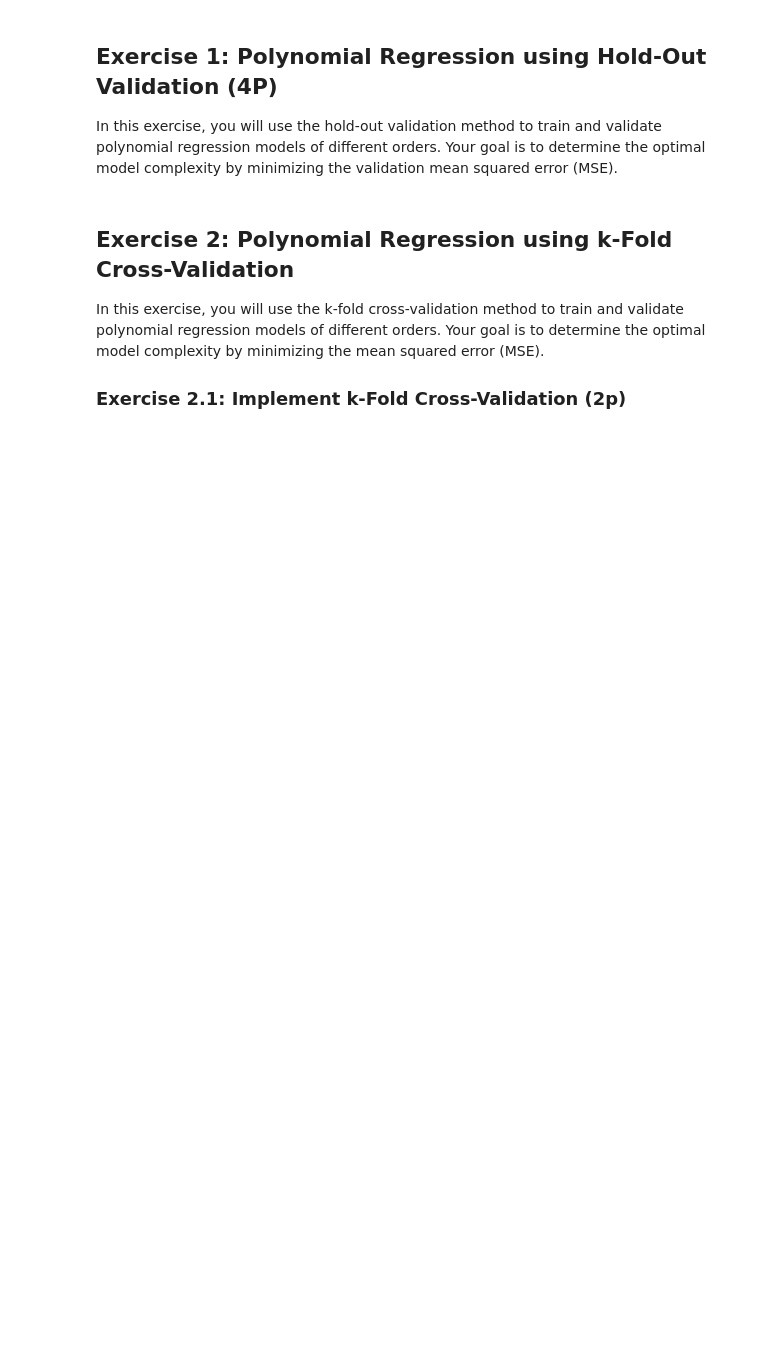
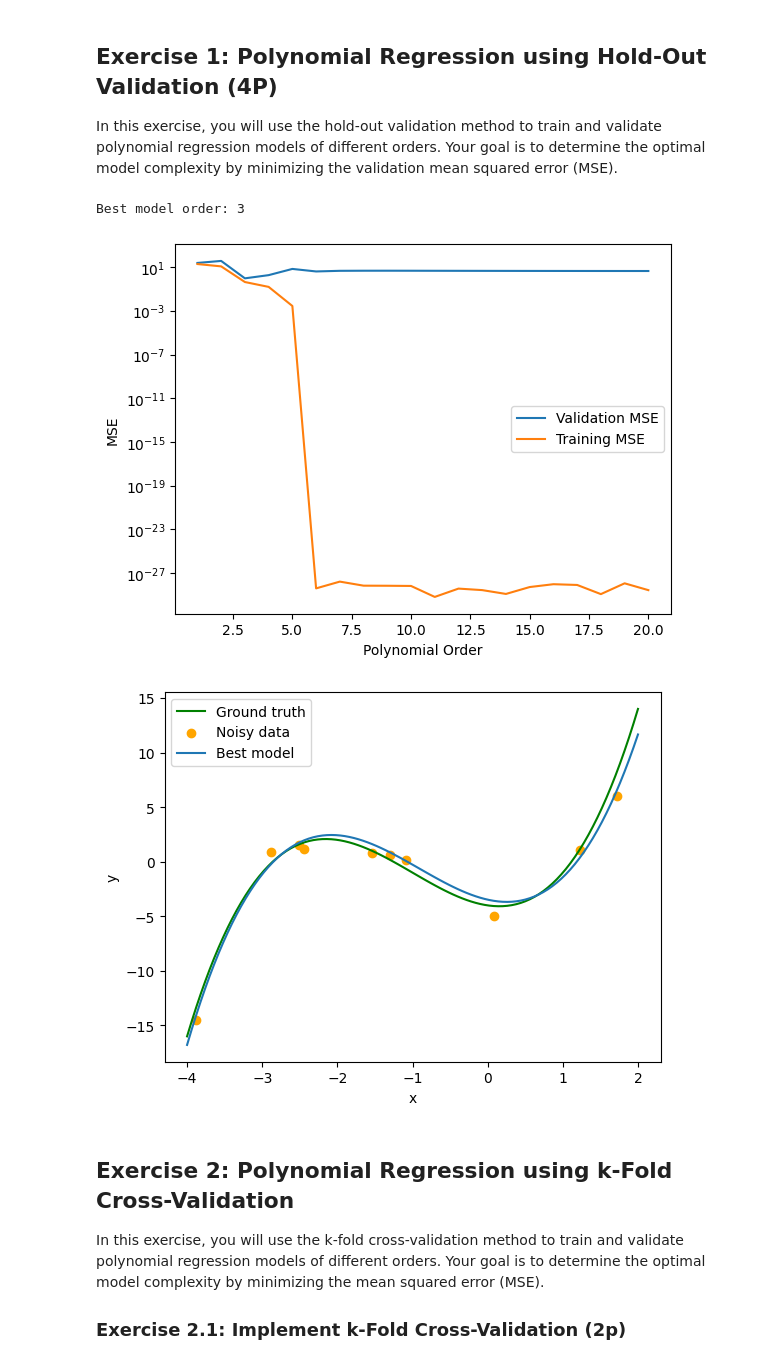
Before and after one commit to niels-beier/ml-exercise, a Jupyter notebook: Blatt 4/homework4_questions.ipynb, the cells around one changed output. Cells and saved outputs as stored; diff of their text form; code cells hidden in the pictures; blank space fills up the shorter version.

```diff
--- a/Blatt 4/homework4_questions.ipynb
+++ b/Blatt 4/homework4_questions.ipynb
@@ -62,49 +65,53 @@ D_V = {"x": x_data[ind_val], "y": y_data[ind_val]}  # Validation data
 for m in models:
     ########## TODO ##########
     # 2: Train on training data
-    p = ... # (Hint: you can use np.polyfit)
+    p = np.polyfit(D_T["x"], D_T["y"], m)
     ##########################
 
     ########## TODO ##########
     # Evaluate on validation data
-    MSE = ... # (Hint: you can use np.polyval)
+    MSE = np.mean((D_V["y"] - np.polyval(p, D_V["x"])) ** 2)
     MSEs.append(MSE)
     ##########################
 
     ########## TODO ##########
     # Compute MSE on training data for comparison
-    mse_train = ...
+    mse_train = np.mean((D_T["y"] - np.polyval(p, D_T["x"])) ** 2)
     mse_trains.append(mse_train)
     ##########################
 
     # Log parameters of the best model order
     if MSE <= np.min(MSEs):
         p_best = p
 
 ########## TODO ##########
 # 4: Pick model with best validation loss
-m_star = ...
+m_star = models[np.argmin(MSEs)]
 print("Best model order: {}".format(m_star))
 ##########################
 
 # Plotting MSE for training and validation sets
 plt.figure()
 plt.semilogy(models, MSEs, label="Validation MSE")
 plt.semilogy(models, mse_trains, label="Training MSE")
 plt.xlabel("Polynomial Order")
 plt.ylabel("MSE")
 plt.legend()
 
 # Plotting the ground truth, data points, and best model
 plt.figure()
 plt.plot(x, y_gt, color='g', label="Ground truth")
 plt.scatter(x_data, y_data, color='orange', label="Noisy data")
 f_hat = np.polyval(p_best, x)
 plt.plot(x, f_hat, label="Best model")
 plt.legend()
 plt.xlabel("x")
 plt.ylabel("y")
 plt.show()
+# %% [output]
+Best model order: 3
+[figure, added]
+[figure, added]
 # %% [markdown]
 ## Exercise 2: Polynomial Regression using k-Fold Cross-Validation
 In this exercise, you will use the k-fold cross-validation method to train and validate polynomial regression models of different orders. Your goal is to determine the optimal model complexity by minimizing the mean squared error (MSE).
```
Also changed, not shown: parts of 14 cells of this notebook.
